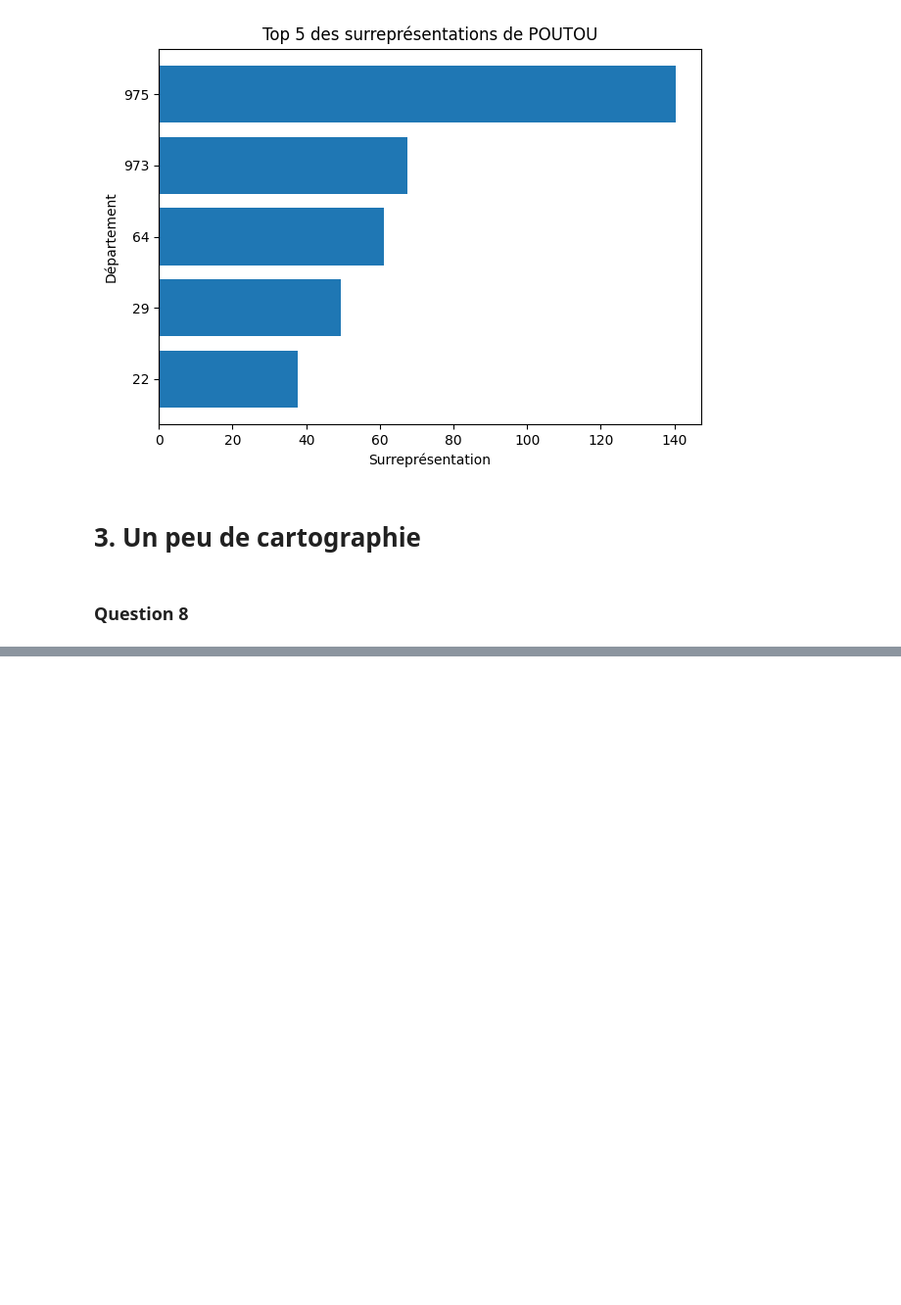
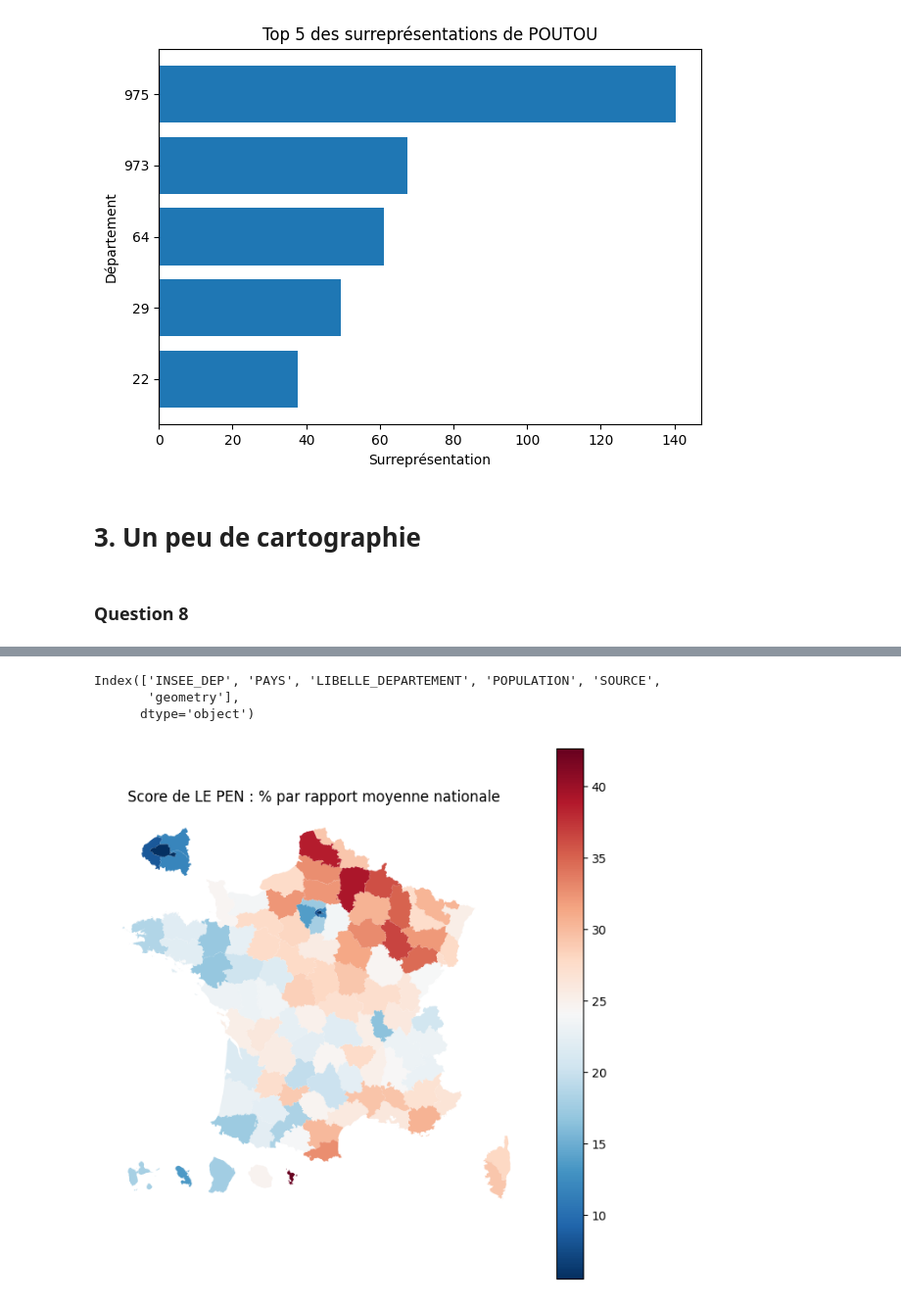
Before and after one commit to Maelysdhalluin/DM_python_pour_datasciences, a Jupyter notebook: main.ipynb, the cells around one changed output, grey strips where cells are left out. Shown at 98% size. Drawn from its saved outputs; the diff is of its cells as text; code cells hidden in the pictures; blank space fills up the shorter version.

Commit message:
question 8

```diff
--- a/main.ipynb
+++ b/main.ipynb
@@ -240,16 +260,28 @@ from cartiflette import carti_download
 departement_borders = carti_download(
 values = ["France"],
 crs = 4326,
-borders =
-"DEPARTEMENT"
-,
-vectorfile_format=
-"geojson"
-,
+borders ="DEPARTEMENT",
+vectorfile_format="geojson",
 simplification=50,
-filter_by=
-"FRANCE_ENTIERE_DROM_RAPPROCHES"
-source=
-"EXPRESS-COG-CARTO-TERRITOIRE"
-,
+filter_by="FRANCE_ENTIERE_DROM_RAPPROCHES",
+source="EXPRESS-COG-CARTO-TERRITOIRE",
 year=2022)
+# %%
+ departement_borders.columns
+# %% [output]
+Index(['INSEE_DEP', 'PAYS', 'LIBELLE_DEPARTEMENT', 'POPULATION', 'SOURCE',
+       'geometry'],
+      dtype='object')
+# %%
+def carte_candidat(nom_candidat):
+    data = question5[question5['candidat'].str.contains(nom_candidat)].copy()
+    data_map = departement_borders.merge(data, left_on='INSEE_DEP', right_on='code_departement')
+
+    data_map.plot(column='score_departement', legend=True, figsize=(8, 8), cmap='RdBu_r')
+    plt.title(f'Score de {nom_candidat} : % par rapport moyenne nationale ')
+    plt.axis('off')
+    plt.show()
+
+carte_candidat('LE PEN')
+# %% [output]
+[figure, added]
```
Also changed, not shown: parts of 2 cells of this notebook, 1 other file.
